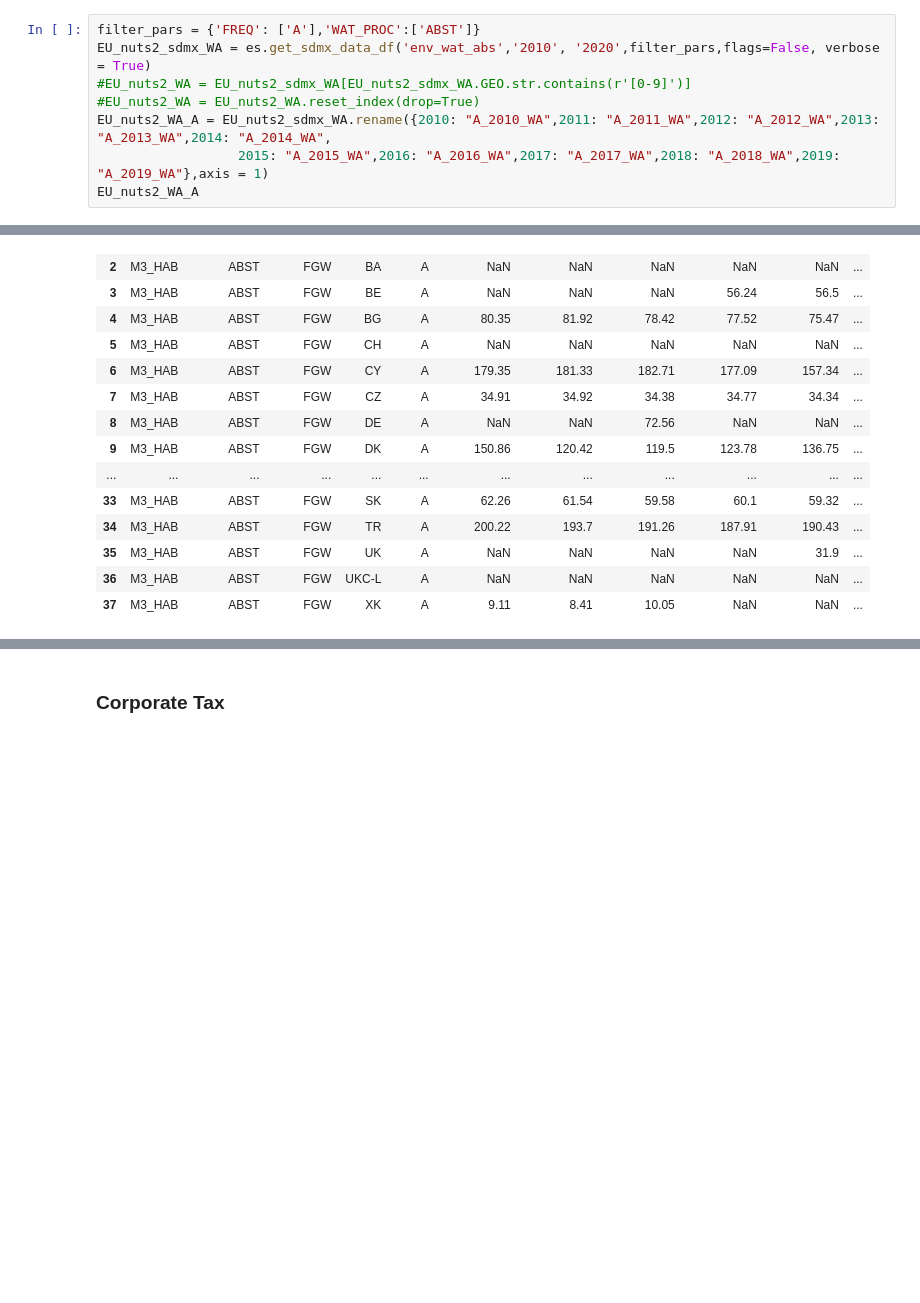
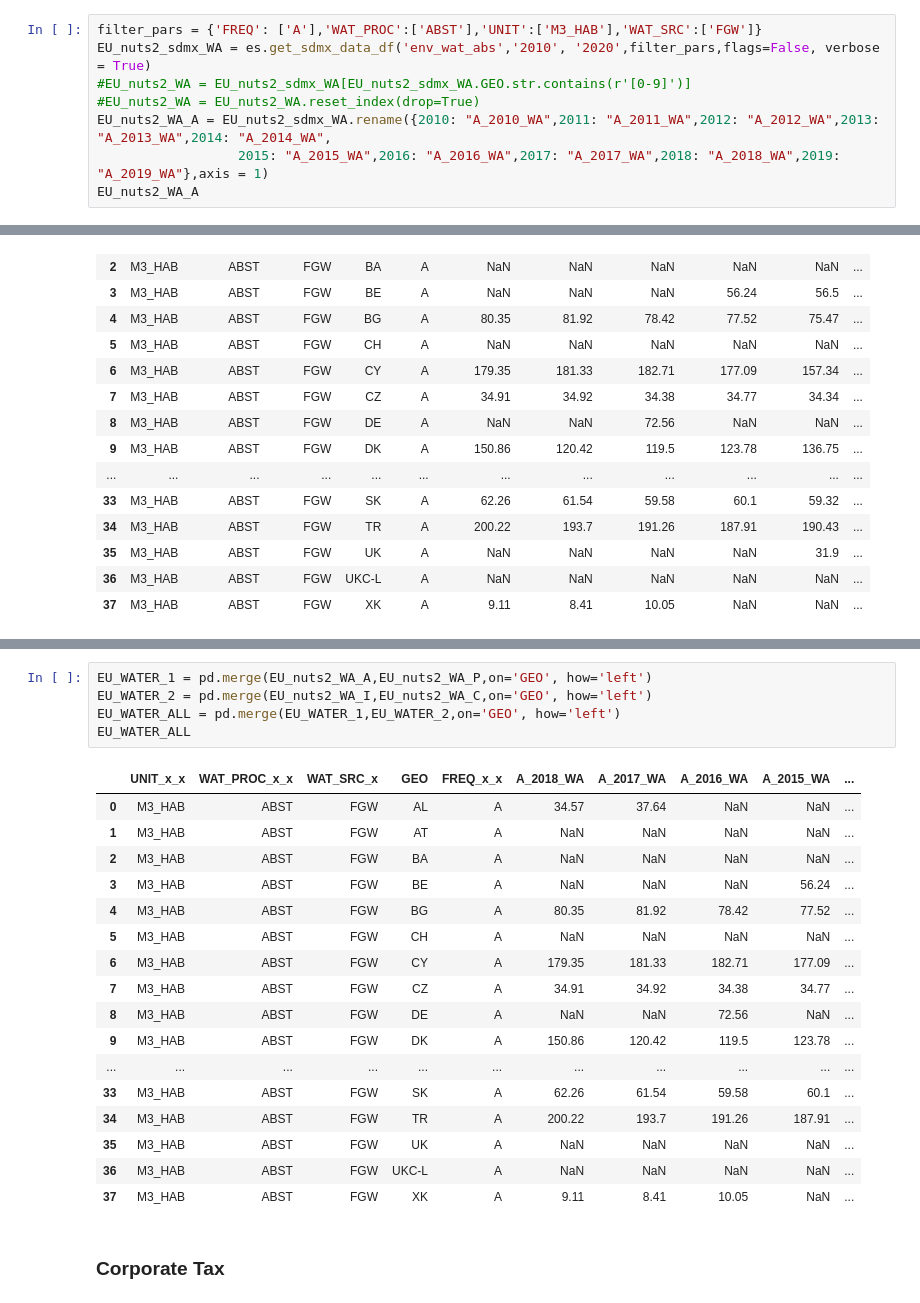
Before and after one commit to venkateshIedge7/CDC_Assignment1, a Jupyter notebook: Data_injestion.ipynb, the cells around one changed output, grey strips where cells are left out. Saved outputs shown, nothing was run; the diff lists cells and outputs as text; blank space fills up the shorter version.

```diff
--- a/Data_injestion.ipynb
+++ b/Data_injestion.ipynb
@@ -503,7 +414,7 @@ EU_NUTS2_EDU_ALL_2
 # %% [markdown]
 ### Water Data NUTS2 level is not available at Euro Stat
 # %%
-filter_pars = {'FREQ': ['A'],'WAT_PROC':['ABST']}
+filter_pars = {'FREQ': ['A'],'WAT_PROC':['ABST'],'UNIT':['M3_HAB'],'WAT_SRC':['FGW']}
 EU_nuts2_sdmx_WA = es.get_sdmx_data_df('env_wat_abs','2010', '2020',filter_pars,flags=False, verbose = True)
 #EU_nuts2_WA = EU_nuts2_sdmx_WA[EU_nuts2_sdmx_WA.GEO.str.contains(r'[0-9]')]
 #EU_nuts2_WA = EU_nuts2_WA.reset_index(drop=True)
@@ -586,3 +524,26 @@ EU_nuts2_WA_I
+# %%
+EU_WATER_1 = pd.merge(EU_nuts2_WA_A,EU_nuts2_WA_P,on='GEO', how='left')
+EU_WATER_2 = pd.merge(EU_nuts2_WA_I,EU_nuts2_WA_C,on='GEO', how='left')
+EU_WATER_ALL = pd.merge(EU_WATER_1,EU_WATER_2,on='GEO', how='left')
+EU_WATER_ALL
+# %% [output]
+|  | UNIT_x_x | WAT_PROC_x_x | WAT_SRC_x | GEO | FREQ_x_x | A_2018_WA | A_2017_WA | A_2016_WA | A_2015_WA | ... |
+| 0 | M3_HAB | ABST | FGW | AL | A | 34.57 | 37.64 | NaN | NaN | ... |
+| 1 | M3_HAB | ABST | FGW | AT | A | NaN | NaN | NaN | NaN | ... |
+| 2 | M3_HAB | ABST | FGW | BA | A | NaN | NaN | NaN | NaN | ... |
+| 3 | M3_HAB | ABST | FGW | BE | A | NaN | NaN | NaN | 56.24 | ... |
+| 4 | M3_HAB | ABST | FGW | BG | A | 80.35 | 81.92 | 78.42 | 77.52 | ... |
+| 5 | M3_HAB | ABST | FGW | CH | A | NaN | NaN | NaN | NaN | ... |
+| 6 | M3_HAB | ABST | FGW | CY | A | 179.35 | 181.33 | 182.71 | 177.09 | ... |
+| 7 | M3_HAB | ABST | FGW | CZ | A | 34.91 | 34.92 | 34.38 | 34.77 | ... |
+| 8 | M3_HAB | ABST | FGW | DE | A | NaN | NaN | 72.56 | NaN | ... |
+| 9 | M3_HAB | ABST | FGW | DK | A | 150.86 | 120.42 | 119.5 | 123.78 | ... |
+| ... | ... | ... | ... | ... | ... | ... | ... | ... | ... | ... |
+| 33 | M3_HAB | ABST | FGW | SK | A | 62.26 | 61.54 | 59.58 | 60.1 | ... |
+| 34 | M3_HAB | ABST | FGW | TR | A | 200.22 | 193.7 | 191.26 | 187.91 | ... |
+| 35 | M3_HAB | ABST | FGW | UK | A | NaN | NaN | NaN | NaN | ... |
+| 36 | M3_HAB | ABST | FGW | UKC-L | A | NaN | NaN | NaN | NaN | ... |
+| 37 | M3_HAB | ABST | FGW | XK | A | 9.11 | 8.41 | 10.05 | NaN | ... |
 # %% [markdown]
 ### Corporate Tax
 # %%
```
Also changed, not shown: parts of 24 cells of this notebook.
